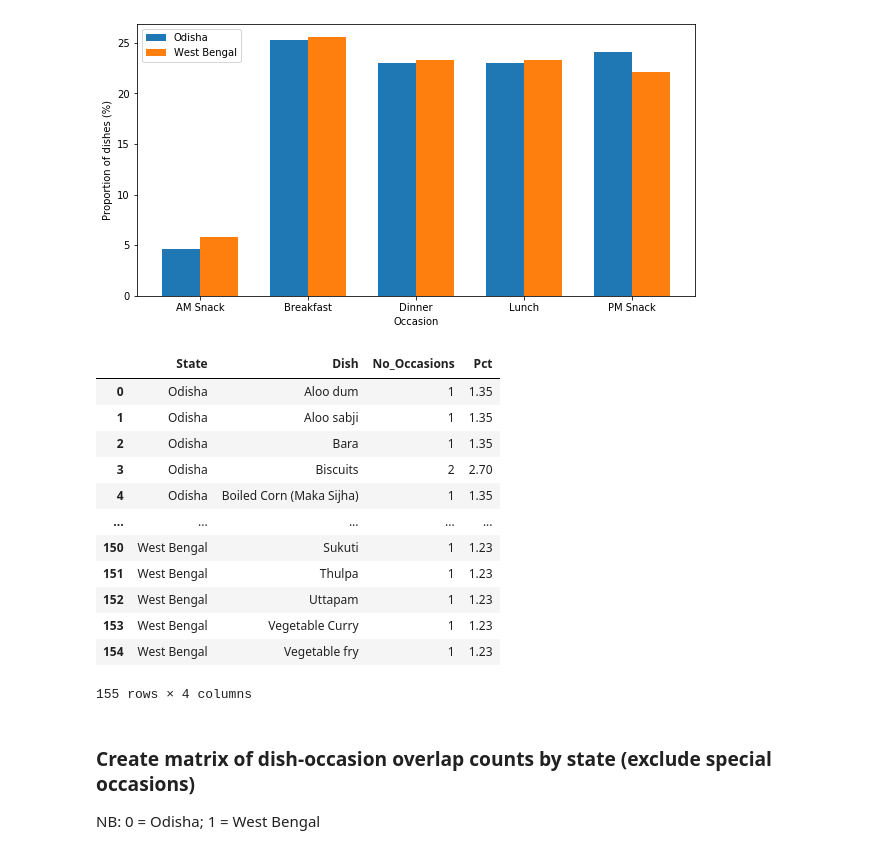
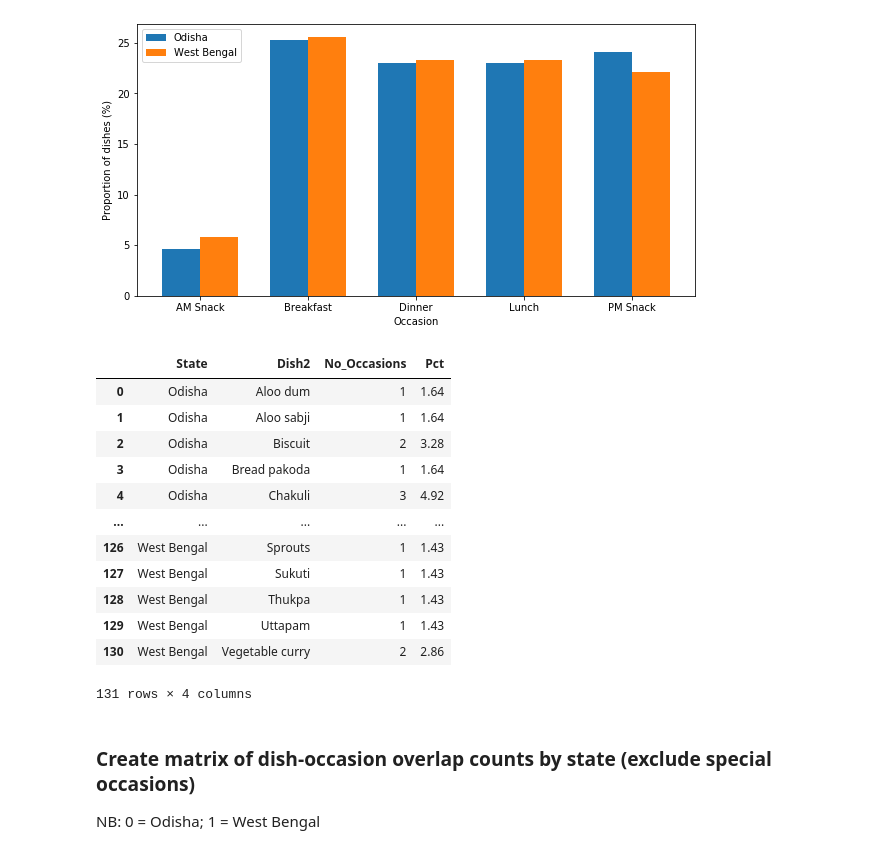
Before and after one commit to rochiecuevas/FoodChoice, a Jupyter notebook: Expert_Elicitation.ipynb, the cells around one changed output. Cells and saved outputs as stored; diff of their text form; code cells hidden in the pictures.

```diff
--- a/Expert_Elicitation.ipynb
+++ b/Expert_Elicitation.ipynb
@@ -271,40 +271,40 @@ plt.show()
 [figure]
 # %%
 # Create a list of total unique dish counts per state (excluding special occasions)
-tot_dishes = [len(df_state2[x].Dish.unique()) for x in range(0, len(states))]
+tot_dishes = [len(df_state2[x].Dish2.unique()) for x in range(0, len(states))]
 
 # Create a dictionary where the state is the key and the total number of dishes is the value
 tot_dishes_dict = dict(zip(states, tot_dishes))
 
 # Count how many times a dish is mentioned per state (excluding special occasions)
-dish_grouped = df2.groupby(["State", "Dish"])["Dish"].count().to_frame("No_Occasions")\
+dish_grouped = df2.groupby(["State", "Dish2"])["Dish2"].count().to_frame("No_Occasions")\
                .reset_index()
 
 # Calculate percent occurrence of each unique dish
 z = []
 for y in range(0, len(dish_grouped)):
     for x in tot_dishes_dict:
         if dish_grouped["State"][y] == x:
             z.append(round((dish_grouped["No_Occasions"][y] / tot_dishes_dict[x]) * 100, 2))
         else:
             next
 
 dish_grouped["Pct"] = z
 dish_grouped
 # %% [output]
-|  | State | Dish | No_Occasions | Pct |
-| 0 | Odisha | Aloo dum | 1 | 1.35 |
-| 1 | Odisha | Aloo sabji | 1 | 1.35 |
-| 2 | Odisha | Bara | 1 | 1.35 |
-| 3 | Odisha | Biscuits | 2 | 2.70 |
-| 4 | Odisha | Boiled Corn (Maka Sijha) | 1 | 1.35 |
+|  | State | Dish2 | No_Occasions | Pct |
+| 0 | Odisha | Aloo dum | 1 | 1.64 |
+| 1 | Odisha | Aloo sabji | 1 | 1.64 |
+| 2 | Odisha | Biscuit | 2 | 3.28 |
+| 3 | Odisha | Bread pakoda | 1 | 1.64 |
+| 4 | Odisha | Chakuli | 3 | 4.92 |
 | ... | ... | ... | ... | ... |
-| 150 | West Bengal | Sukuti | 1 | 1.23 |
-| 151 | West Bengal | Thulpa | 1 | 1.23 |
-| 152 | West Bengal | Uttapam | 1 | 1.23 |
-| 153 | West Bengal | Vegetable Curry | 1 | 1.23 |
-| 154 | West Bengal | Vegetable fry | 1 | 1.23 |
+| 126 | West Bengal | Sprouts | 1 | 1.43 |
+| 127 | West Bengal | Sukuti | 1 | 1.43 |
+| 128 | West Bengal | Thukpa | 1 | 1.43 |
+| 129 | West Bengal | Uttapam | 1 | 1.43 |
+| 130 | West Bengal | Vegetable curry | 2 | 2.86 |
-155 rows × 4 columns
+131 rows × 4 columns
 # %% [markdown]
 ### Create matrix of dish-occasion overlap counts by state (exclude special occasions)
 NB: 0 = Odisha; 1 = West Bengal
```
Also changed, not shown: parts of 15 cells of this notebook, 4 other files.
